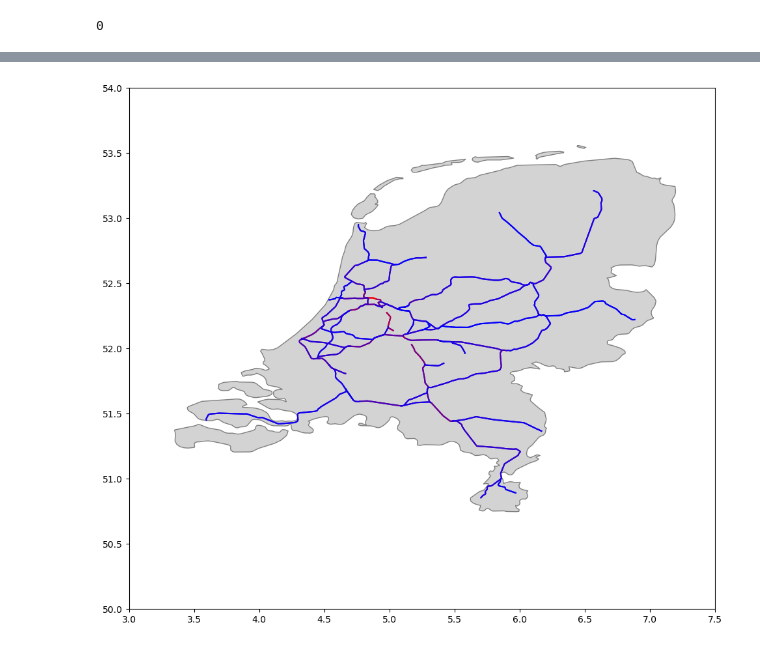
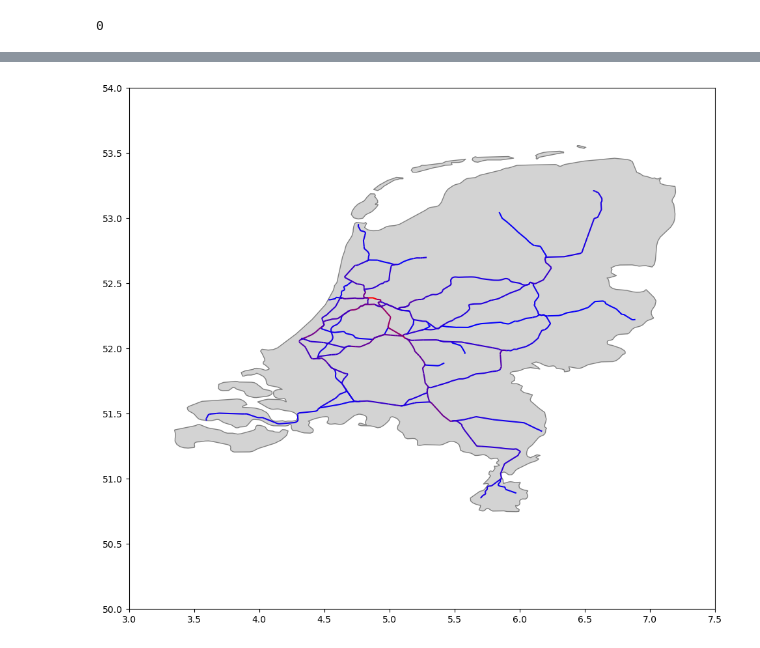
Before and after one commit to mathijsmarkus/python_group_assignment, a Jupyter notebook: first geo try.ipynb, the cells around one changed output, grey strips where cells are left out. Saved outputs shown, nothing was run; the diff lists cells and outputs as text; code cells hidden in the pictures.

Commit message:
Did some work on plotting the map with colors

```diff
--- a/first geo try.ipynb
+++ b/first geo try.ipynb
@@ -4,7 +4,7 @@ import json
 import geopandas as gpd
 import pandas as pd
 
-df = pd.read_csv('test.csv')
+df = pd.read_csv('test2.csv')
 
 def API_Request(Stations, SubscriptionKey):
     # API Headers
@@ -75,4 +75,5 @@ HTTPError: 401 - Unauthorized
 # %%
+df = pd.read_csv('test2.csv')
 df['geometry'] = geometry_data
 df = gpd.GeoDataFrame(df, geometry='geometry')
 
@@ -147,10 +148,14 @@ def interpolate_color(lower_limit, upper_limit, lower_color, upper_color, number
 
     return str(color)
 # %%
+df = df.sort_values(by='Seats', ascending=True).reset_index()
+df.to_csv('test2_sorted.csv')
+display(df)
 df['color'] = 0
 for i in range(len(df)):
-    print(interpolate_color(df['Seats'].min(), df['Seats'].max(), (0,0,255), (255,0,0), df.loc[i, 'Seats']))
-    print(type(interpolate_color(df['Seats'].min(), df['Seats'].max(), (0,0,255), (255,0,0), df.loc[i, 'Seats'])))
-    df.loc[i, 'color'] = interpolate_color(df['Seats'].min(), df['Seats'].max(), (0,0,255), (255,0,0), df.loc[i, 'Seats'])
+    print(interpolate_color(df['Seats'].min(), 1359216.0, (0,0,255), (255,0,0), df.loc[i, 'Seats']))
+    print(type(interpolate_color(df['Seats'].min(), 1359216.0, (0,0,255), (255,0,0), df.loc[i, 'Seats'])))
+    df.loc[i, 'color'] = interpolate_color(df['Seats'].min(), 1359216.0, (0,0,255), (255,0,0), df.loc[i, 'Seats'])
 display(df)
+df.to_csv('test2_sorted.csv')
 # %% [output]
@@ -204,5 +222,6 @@ for i in range(len(df)):
     )
 
 # Display the updated DataFrame
+df = df.sort_values(by='Seats', ascending=True).reset_index()
 display(df)
 # %% [output]
@@ -222,18 +241,19 @@ display(df)
 # %%
 import matplotlib.pyplot as plt
 import ast
 
 #Nederland plotten
 netherlands_shapefile_path = "ne_10m_admin_0_countries/ne_10m_admin_0_countries.shp"
 world = gpd.read_file(netherlands_shapefile_path)
 netherlands = world[world['NAME'] == "Netherlands"]
 fig = plt.figure(figsize=[12,8])
 ax = fig.add_axes([0, 0, 1, 1])
 ax.set_xlim([3,7.5])
 ax.set_ylim([50,54])
+ax.set_aspect('equal', adjustable='box')
 netherlands.plot(ax=ax,  color='lightgray', edgecolor = 'gray')
 
 for i in range(len(df)):
     df.iloc[[i]].plot(ax=ax, color = ast.literal_eval((df.loc[i, 'color'])))
 # %% [output]
-[figure, old version]
+[figure, new version]
```
Also changed, not shown: parts of 5 cells of this notebook, 6 other files.
